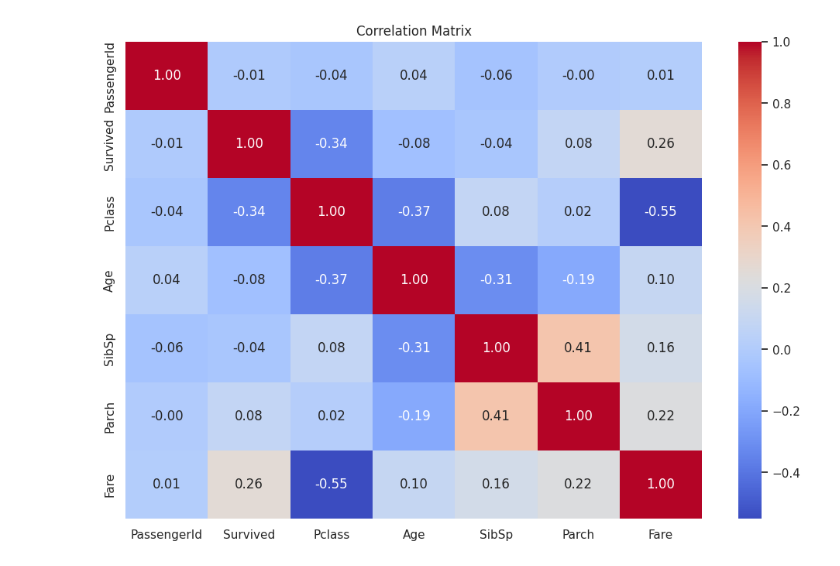
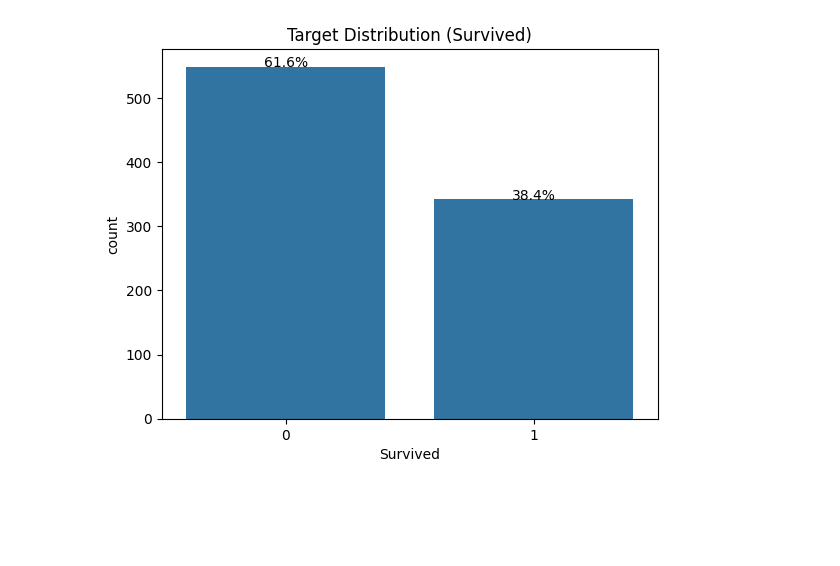
Before and after one commit to prateekphestabit/LaunchPad, a Jupyter notebook: week6/Day1/src/notebooks/EDA.ipynb, the cells around one changed output. Cells and saved outputs as stored; diff of their text form; code cells hidden in the pictures; blank space fills up the shorter version.

```diff
--- a/week6/Day1/src/notebooks/EDA.ipynb
+++ b/week6/Day1/src/notebooks/EDA.ipynb
@@ -58,9 +55,17 @@ for col in numeric_cols:
-# %%
-# Correlation Matrix
-plt.figure(figsize=(12, 8))
-corr = df[numeric_cols].corr()
-sns.heatmap(corr, annot=True, cmap="coolwarm", fmt=".2f")
-plt.title("Correlation Matrix")
-plt.show()
-# %% [output]
-[figure, removed]
+# %%
+# Target Distribution
+plt.figure()
+ax = sns.countplot(x="Survived", data=df)
+plt.title("Target Distribution (Survived)")
+
+# Add percentages on bars
+total = len(df)
+for p in ax.patches:
+    height = p.get_height()
+    ax.text(p.get_x() + p.get_width()/2., height,
+            '{:1.1f}%'.format(100*height/total),
+            ha="center")
+
+plt.show()
+# %% [output]
+[figure, added]
```
Also changed, not shown: parts of 7 cells of this notebook, 31 other files.
